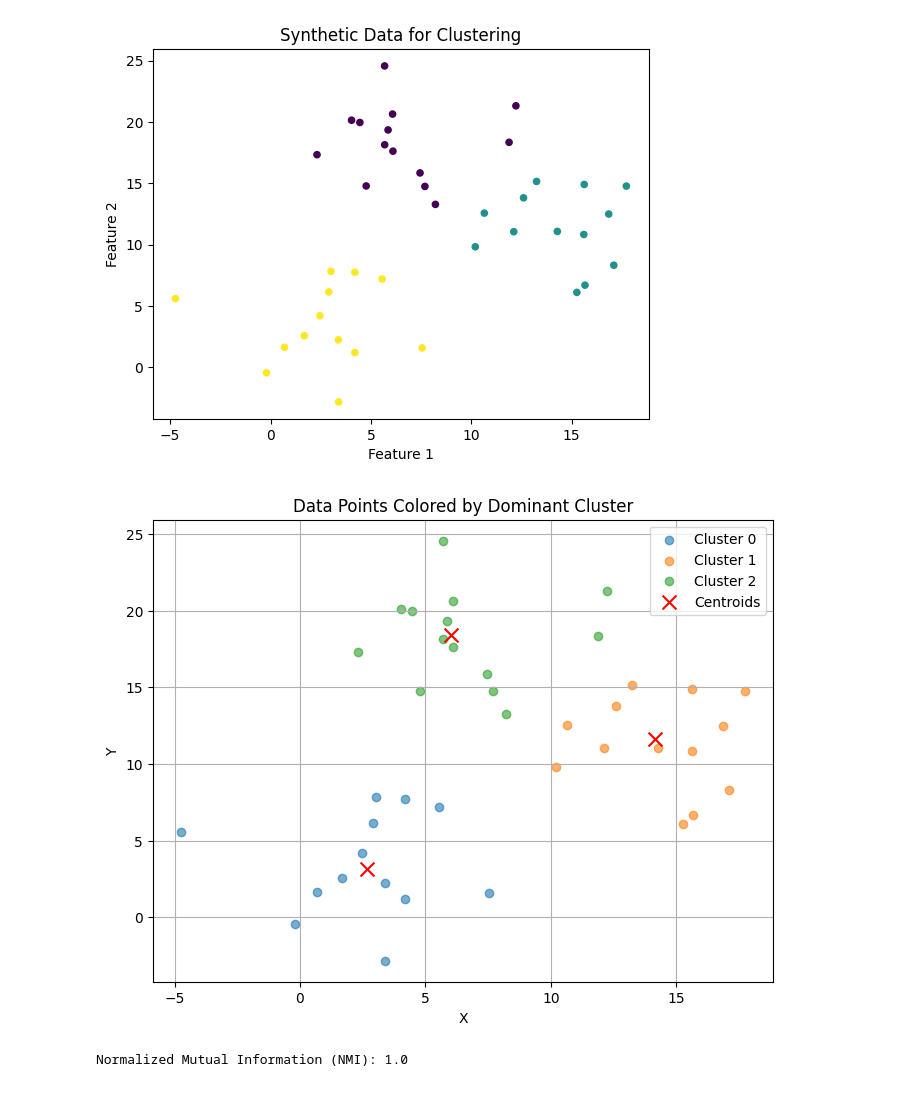
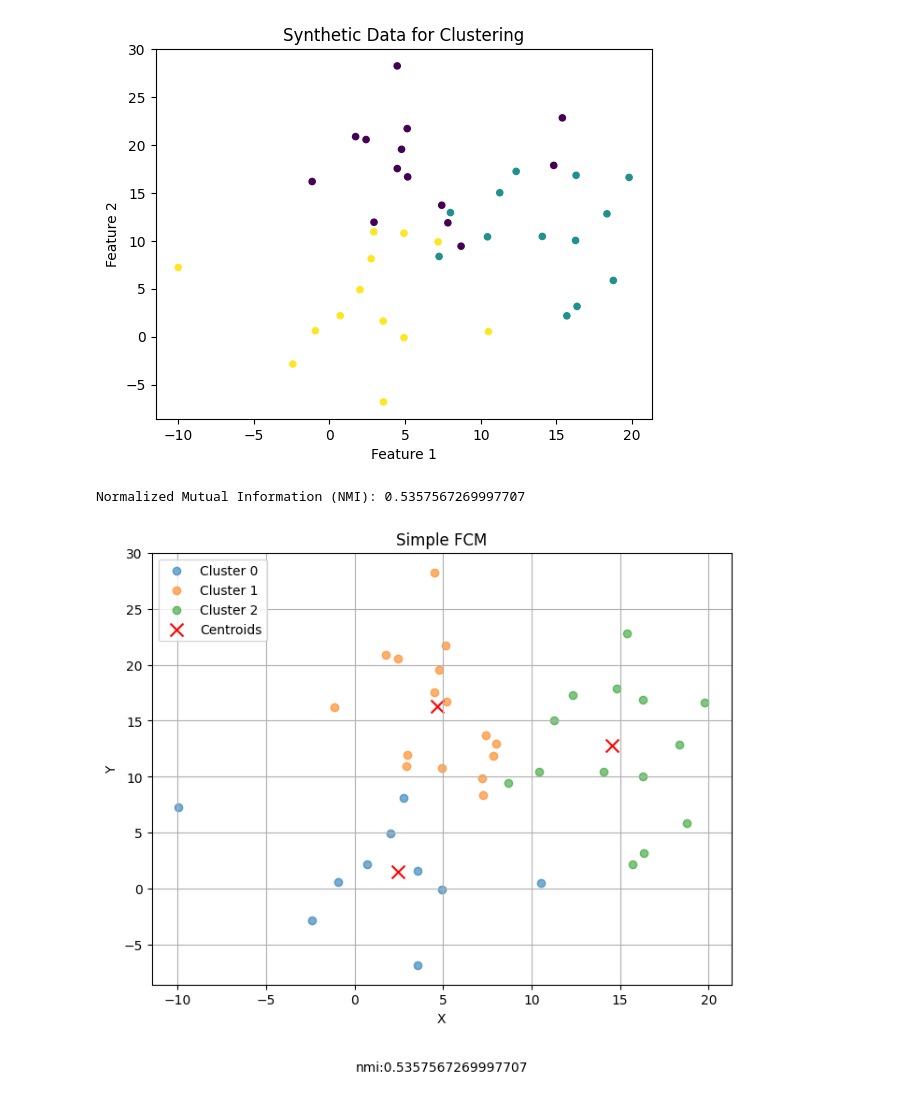
Before and after one commit to goli3148/MachineLearning, a Jupyter notebook: 22_fuzzyCMeans/main.ipynb, the cells around one changed output. Saved outputs shown, nothing was run; the diff lists cells and outputs as text; code cells hidden in the pictures.

```diff
--- a/22_fuzzyCMeans/main.ipynb
+++ b/22_fuzzyCMeans/main.ipynb
@@ -69,39 +69,42 @@ num_clusters=3
 num_samples = 40
 
 # Generate synthetic data with clusters
-X, y = make_blobs(n_samples=num_samples, centers=num_clusters, cluster_std=3, random_state=42)
+X, y = make_blobs(n_samples=num_samples, centers=num_clusters, cluster_std=5, random_state=42)
 X += 10
 
 
 
 # Visualize the generated data
 plt.scatter(X[:, 0], X[:, 1], c=y, cmap='viridis', s=20)
 plt.title('Synthetic Data for Clustering')
 plt.xlabel('Feature 1')
 plt.ylabel('Feature 2')
 plt.show()
 
 
-centroids, membership_mat = fuzzy_c_means_clustering(X, num_clusters)
+centroids, membership_mat = fuzzy_c_means_clustering(X, num_clusters, max_iter=20)
 
 
 max_membership_cluster = np.argmax(membership_mat, axis=0)
 # Plot data points with colors based on their corresponding centroids
 plt.figure(figsize=(8, 6))
 for i in range(num_clusters):
     cluster_data = X[max_membership_cluster == i]
     plt.scatter(cluster_data[:, 0], cluster_data[:, 1], label=f'Cluster {i}', alpha=0.6)
 plt.scatter(centroids[:, 0], centroids[:, 1], c='red', marker='x', s=100, label='Centroids')
-plt.title('Data Points Colored by Dominant Cluster')
+plt.title('Simple FCM')
 plt.xlabel('X')
 plt.ylabel('Y')
+# Assuming 'y' contains the true cluster labels and 'max_membership_cluster' contains the cluster labels assigned by your fuzzy clustering algorithm
+nmi = normalized_mutual_info_score(y, max_membership_cluster)
+print("Normalized Mutual Information (NMI):", nmi)
+
+plt.text(0.5, -0.2, f'nmi:{nmi}', ha='center', transform=plt.gca().transAxes)
+
 plt.legend()
 plt.grid(True)
 plt.show()
-# Assuming 'y' contains the true cluster labels and 'max_membership_cluster' contains the cluster labels assigned by your fuzzy clustering algorithm
-nmi = normalized_mutual_info_score(y, max_membership_cluster)
-print("Normalized Mutual Information (NMI):", nmi)
 # %% [output]
-[figure, old version]
+[figure, new version]
+Normalized Mutual Information (NMI): 0.5357567269997707
-[figure, old version]
+[figure, new version]
-Normalized Mutual Information (NMI): 1.0
```
Also changed, not shown: 11 other files.
